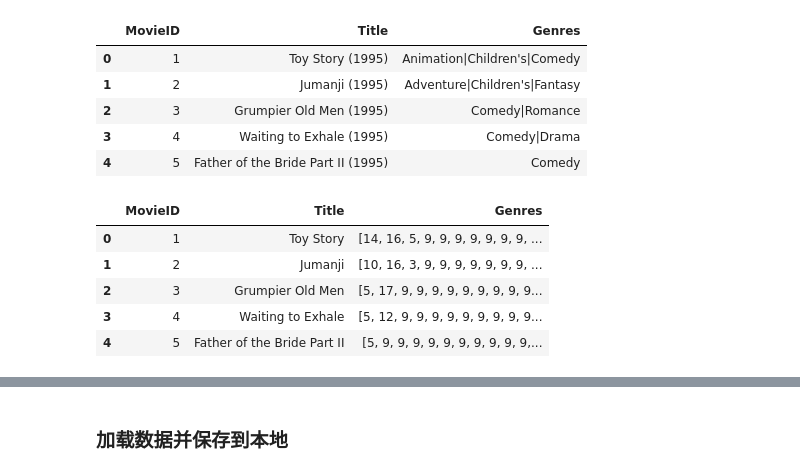
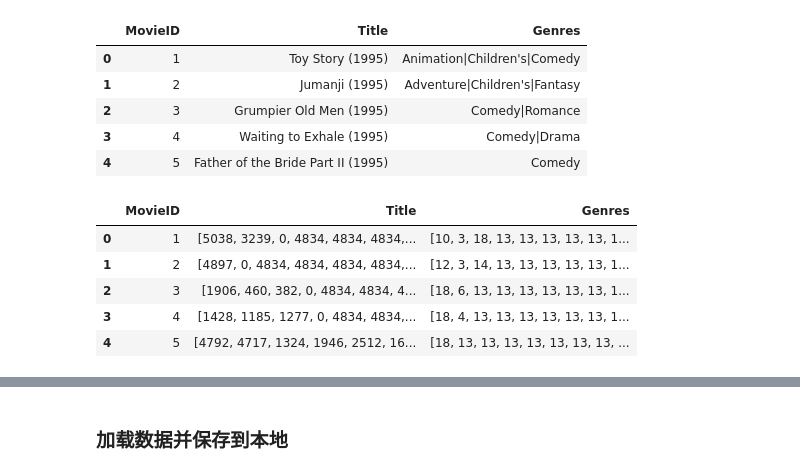
Before and after one commit to shijian007/ML_learn, a Jupyter notebook: Recommendation/movie_recommender-master/movie_recommender-study.ipynb, the cells around one changed output, grey strips where cells are left out. Saved outputs shown, nothing was run; the diff lists cells and outputs as text; code cells hidden in the pictures.

```diff
--- a/Recommendation/movie_recommender-master/movie_recommender-study.ipynb
+++ b/Recommendation/movie_recommender-master/movie_recommender-study.ipynb
@@ -274,38 +274,55 @@ movies.head()
 # %%
 movies_title = ['MovieID', 'Title', 'Genres']
 movies = pd.read_table('./ml-1m/movies.dat', sep='::', header=None, names=movies_title, engine='python')
 # ks = []
 # for title in movies['Title']:
 #     ks.append(title)
 # for i in range(len(ks)-1):
 #     movies['Title'][i] = ks[i][0:-7]
 pattern = re.compile(r'^(.*)\((\d+)\)$')
 #re捕获组
 title_map = {val: pattern.match(val).group(1) for val in movies['Title']}
 movies['Title'] = movies['Title'].map(title_map)
 
 genres_set = set()
 for val in movies['Genres'].str.split('|'):
     genres_set.update(val)
 genres_set.add('<PAD>')
 
+# for row in movies['Genres']:
+#     for val in row.split('|'):
+#         genres_map2 = {row: [genres_map1[val]]}
+# for index,val in enumerate(set(movies['Genres'])):
+#     for row in val.split('|'):
+#         genres_map2 = {val: [genres_map1[row]]}
 genres_temp = {val:index for index,val in enumerate(genres_set)}
 genres_map = {val:[genres_temp[row] for row in val.split('|')] for index, val in enumerate(set(movies['Genres']))}
 
 # insert 逐个添加pad
 for key in genres_map:
     for cnt in range(max(genres_temp.values()) - len(genres_map[key])):
         genres_map[key].insert(len(genres_map[key]) + cnt, genres_temp['<PAD>'])
-
-
-
 movies['Genres'] = movies['Genres'].map(genres_map)
 
+#handle 'Title', to number dict
+title_set = set()
+for index,val in enumerate(set(movies['Title'])):
+    title_set.update(val.split(' '))
+title_set.add('<PAD>')
+
+title_map1 = {val: index for index,val in enumerate(title_set)}
+title_map2 = {val:[title_map1[row] for row in val.split(' ')] for index,val in enumerate(set(movies['Title']))}
+for key in title_map2:
+    for cnt in range(15 - len(title_map2[key])):
+        title_map2[key].insert(len(title_map2[key]) + cnt, title_map1['<PAD>'])
+
+movies['Title'] = movies['Title'].map(title_map2)
+
 movies.head()
 # %% [output]
 |  | MovieID | Title | Genres |
-| 0 | 1 | Toy Story | [14, 16, 5, 9, 9, 9, 9, 9, 9, 9, ... |
-| 1 | 2 | Jumanji | [10, 16, 3, 9, 9, 9, 9, 9, 9, 9, ... |
-| 2 | 3 | Grumpier Old Men | [5, 17, 9, 9, 9, 9, 9, 9, 9, 9, 9... |
-| 3 | 4 | Waiting to Exhale | [5, 12, 9, 9, 9, 9, 9, 9, 9, 9, 9... |
-| 4 | 5 | Father of the Bride Part II | [5, 9, 9, 9, 9, 9, 9, 9, 9, 9, 9,... |
+| 0 | 1 | [5038, 3239, 0, 4834, 4834, 4834,... | [10, 3, 18, 13, 13, 13, 13, 13, 1... |
+| 1 | 2 | [4897, 0, 4834, 4834, 4834, 4834,... | [12, 3, 14, 13, 13, 13, 13, 13, 1... |
+| 2 | 3 | [1906, 460, 382, 0, 4834, 4834, 4... | [18, 6, 13, 13, 13, 13, 13, 13, 1... |
+| 3 | 4 | [1428, 1185, 1277, 0, 4834, 4834,... | [18, 4, 13, 13, 13, 13, 13, 13, 1... |
+| 4 | 5 | [4792, 4717, 1324, 1946, 2512, 16... | [18, 13, 13, 13, 13, 13, 13, 13, ... |
```
Also changed, not shown: parts of 4 cells of this notebook, 1 other file.
